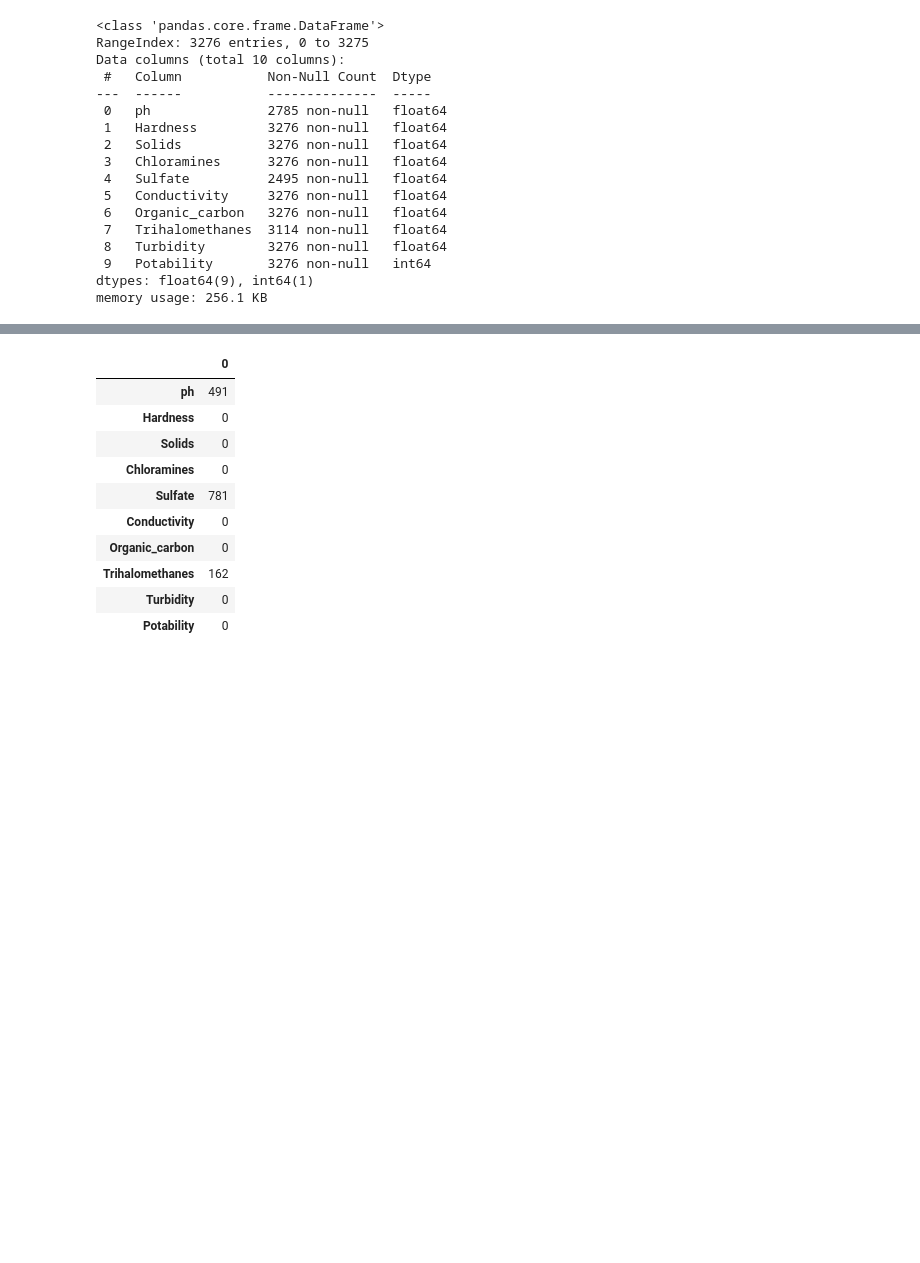
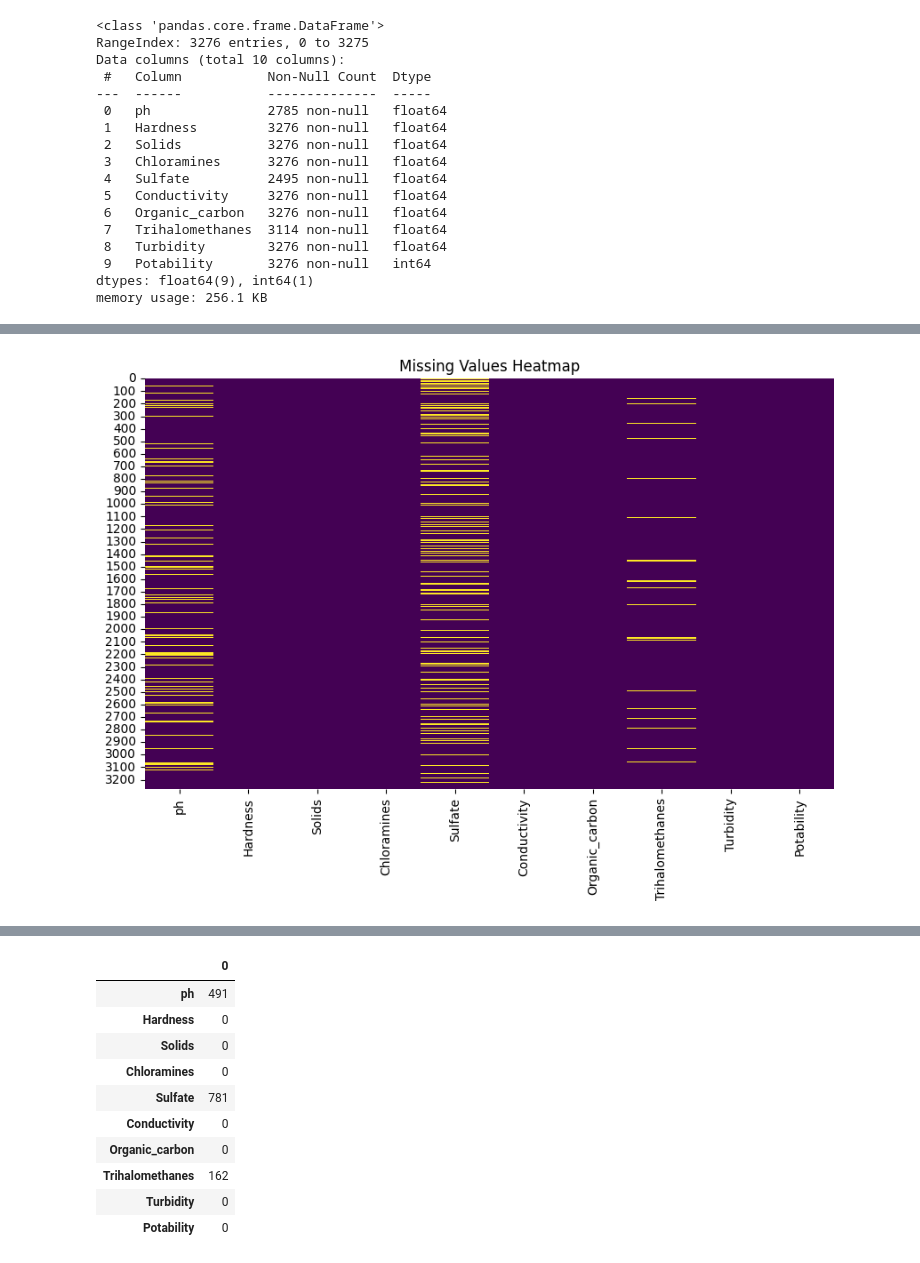
Before and after one commit to gligorrenatastefania-cell/water_quality-ml, a Jupyter notebook: ANALYSIS.ipynb, the cells around one changed output, grey strips where cells are left out. Saved outputs shown, nothing was run; the diff lists cells and outputs as text; code cells hidden in the pictures; blank space fills up the shorter version.

```diff
--- a/ANALYSIS.ipynb
+++ b/ANALYSIS.ipynb
@@ -46,0 +103,14 @@ df.describe()
+# %%
+plt.figure(figsize=(10,6))
+
+sns.heatmap(
+    df.isnull(),
+    cbar=False,
+    cmap="viridis"
+)
+
+plt.title("Missing Values Heatmap")
+
+plt.show()
+# %% [output]
+[figure, added]
```
Also changed, not shown: parts of 42 cells of this notebook.
